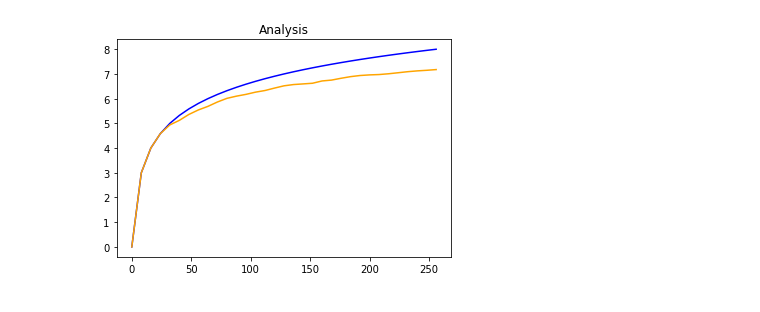
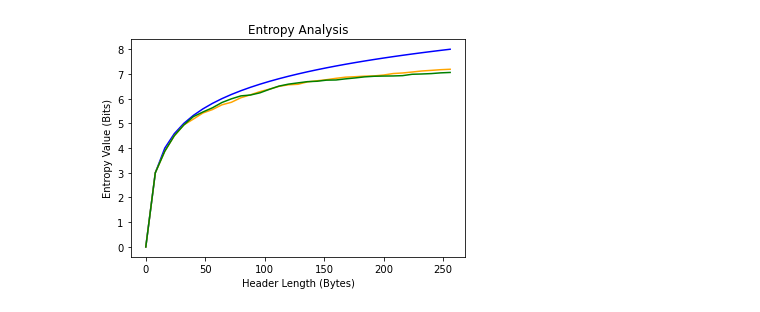
Before and after one commit to gomitolof/DAA-for-Ransomware-detection, a Jupyter notebook: RansomwareProjectScript.ipynb, the cells around one changed output. Saved outputs shown, nothing was run; the diff lists cells and outputs as text; code cells hidden in the pictures.

```diff
--- a/RansomwareProjectScript.ipynb
+++ b/RansomwareProjectScript.ipynb
@@ -51,31 +59,39 @@ def diff_area(h_1,h_2):
 # %%
+# Creation of an ideal file that will be used as reference for the maximum entropy achievable
 ideal_file = np.zeros(256)
 for i in range(len(ideal_file)):
     ideal_file[i]=i
 
-fileprova1 = np.zeros(1024)
-for i in range(len(fileprova1)):
-    fileprova1[i]=randint(0,255)
+# Creation of 2 pseudo random file
+length_file = 1024
+file_rand_1 = np.zeros(length_file)
+file_rand_2 = np.zeros(length_file)
+for i in range(length_file):
+    file_rand_1[i]=randint(0,255)
+    file_rand_2[i]=randint(0,255)
 
-fileprova2 = np.zeros(1024)
-for i in range(len(fileprova2)):
-    fileprova2[i]=randint(0,255)
-
+# Lenght of the header we want to analyze
 header_length = 256
 
+# X axis for the plot
 x = np.zeros(int(header_length/8)+1)
 for i in range(int(header_length/8)+1):
     x[i]= 8*i
 
-h_ideal = diff_analysis(ideal_file, header_length)
-h1 = diff_analysis(fileprova1, header_length)
-h2 = diff_analysis(fileprova2, header_length)
+# Evaluation of the Entropy-Analysis for the files we have created
+h_ideal = entropy_analysis(ideal_file, header_length)
+h_rand_1 = entropy_analysis(file_rand_1, header_length)
+h_rand_2 = entropy_analysis(file_rand_2, header_length)
 
-plt.title("Analysis")
+# Plot of the Entropy-Analysis of the 3 files created
+plt.title("Entropy Analysis")
+plt.xlabel("Header Length (Bytes)")
+plt.ylabel("Entropy Value (Bits)")
 plt.plot(x, h_ideal, color="blue")
-plt.plot(x, h2, color="orange")
+plt.plot(x, h_rand_1, color="orange")
+plt.plot(x, h_rand_2, color="green")
 
 plt.show()
 # %% [output]
-[figure, old version]
+[figure, new version]
 # %%
```
Also changed, not shown: parts of 4 cells of this notebook.
